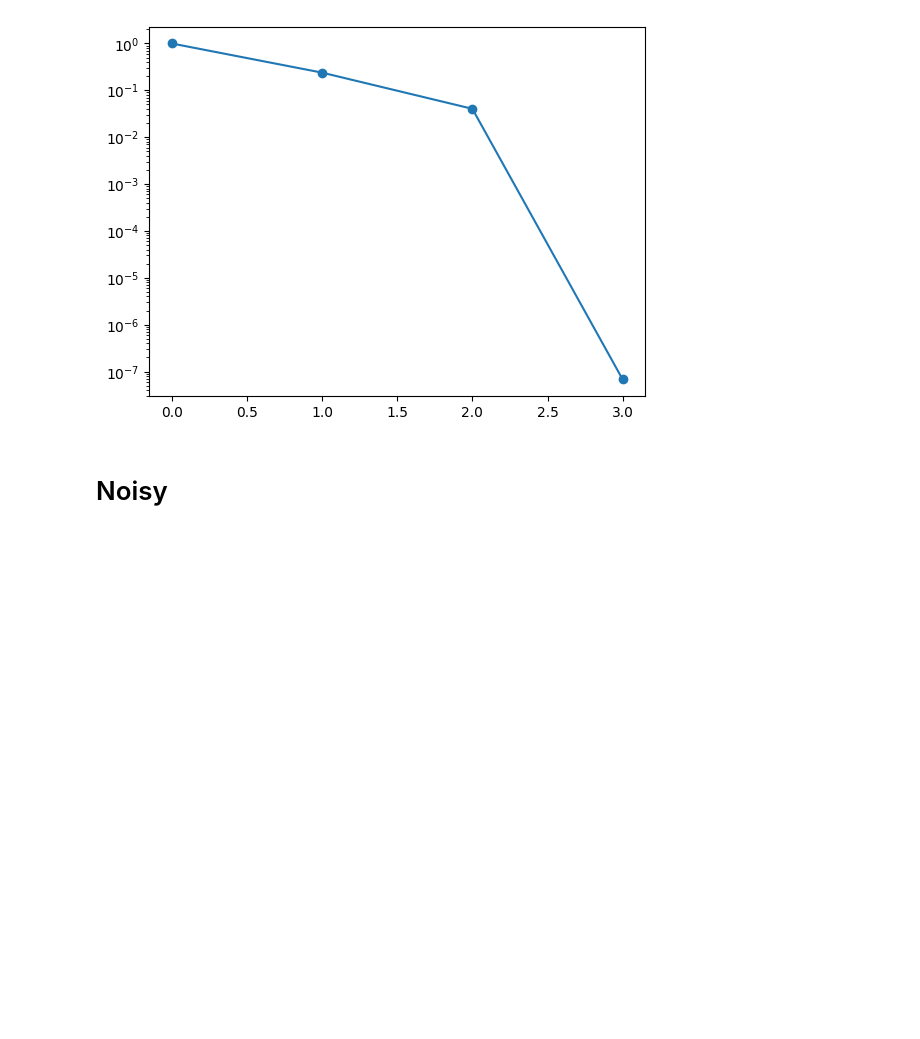
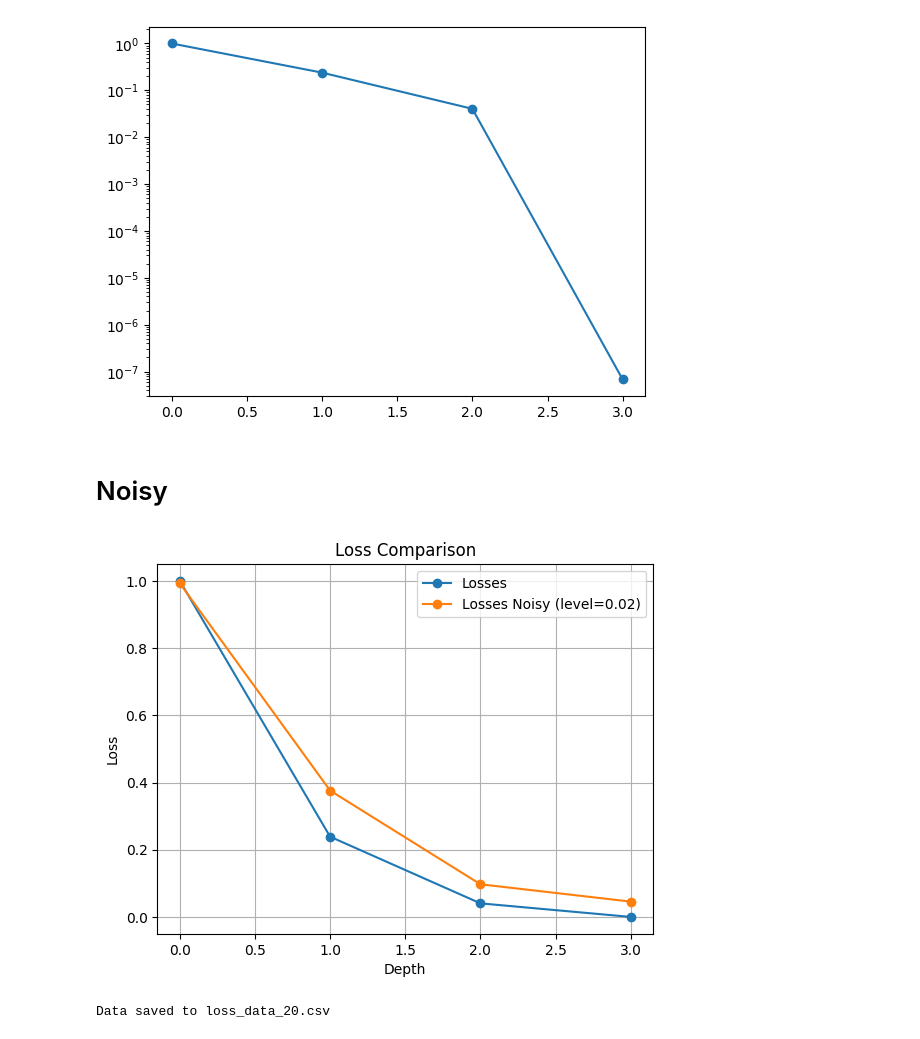
Before and after one commit to LiXiufan/qa-cqs, a Jupyter notebook: examples/benchmark/pauli U, random b/test_Q_reducing.ipynb, the cells around one changed output. Cells and saved outputs as stored; diff of their text form; code cells hidden in the pictures; blank space fills up the shorter version.

Commit message:
DATA_losses

```diff
--- a/examples/benchmark/pauli U, random b/test_Q_reducing.ipynb
+++ b/examples/benchmark/pauli U, random b/test_Q_reducing.ipynb
@@ -132,12 +135,61 @@ plt.yscale('log')
 [figure]
 # %% [markdown]
 # Noisy
-# %%
-V_dagger_V_noisy = __estimate_V_dagger_V(instance, ansatz_tree,loss_type=None, backend='qiskit-noisy', shots=10000, optimization_level=2,noise_level_two_qubit=0.014, noise_level_one_qubit=0.0002, readout_error=0.007)
-q_noisy=__estimate_q(instance, ansatz_tree, backend='qiskit-noisy', shots=10000, optimization_level=2,noise_level_two_qubit=0.02, noise_level_one_qubit=0.0002, readout_error=0.007)
 # %%
-losses_noisy=[]
-for depth in tqdm(range(len(ansatz_tree))):
-    Q, r = __reshape_to_Q_r(V_dagger_V_noisy[:depth+1:,:depth+1:], q_noisy[:depth+1:])
-    loss, _ = solve_combination_parameters(Q, r, which_opt='ADAM')
-    losses_noisy+=[loss]
+noises_levels = [0.02]
+
+def process_noise_level(noises_level):
+    V_dagger_V_noisy = __estimate_V_dagger_V(
+        instance, ansatz_tree, loss_type=None, backend='qiskit-noisy', shots=1024,
+        optimization_level=2, noise_level_two_qubit=noises_level,
+        noise_level_one_qubit=0.0001, readout_error=0.007
+    )
+
+    q_noisy = __estimate_q(
+        instance, ansatz_tree, backend='qiskit-noisy', shots=1024,
+        optimization_level=2, noise_level_two_qubit=noises_level,
+        noise_level_one_qubit=0.0002, readout_error=0.007
+    )
+
+    losses_noisy = []
+    alphas_list = []
+
+    for depth in tqdm(range(len(ansatz_tree)), desc=f"Noise {noises_level}"):
+        Q, r = __reshape_to_Q_r(V_dagger_V_noisy[:depth+1, :depth+1], q_noisy[:depth+1])
+        loss, alphas = solve_combination_parameters(Q, r, which_opt='ADAM')
+        losses_noisy.append(loss)
+        alphas_list.append(alphas)  # Store alphas for each depth
+
+    plt.plot(losses, "-o", label="Losses")
+    plt.plot(losses_noisy, "-o", label=f"Losses Noisy (level={noises_level})")
+    plt.legend()
+    plt.xlabel("Depth")
+    plt.ylabel("Loss")
+    plt.title("Loss Comparison")
+    plt.grid(True)
+    plt.show()
+
+    # Generate the filename based on noise level
+    filename = f"loss_data_{int(noises_level * 1000)}.csv"
+
+    # Convert alphas into a readable string format
+    alphas_str = ["|".join(map(str, alpha)) for alpha in alphas_list]
+
+    # Create DataFrame
+    df = pd.DataFrame({
+        "Depth": np.arange(len(losses)),
+        "Losses": losses,
+        "Losses_Noisy": losses_noisy,
+        "Alphas": alphas_str  # Store alphas as pipe-separated values
+    })
+
+    # Save DataFrame as CSV
+    df.to_csv(filename, index=False)
+
+    print(f"Data saved to {filename}")
+
+for noises_level in noises_levels:
+    process_noise_level(noises_level)
+# %% [output]
+[figure, added]
+Data saved to loss_data_20.csv
```
Also changed, not shown: parts of 5 cells of this notebook, 10 other files.
